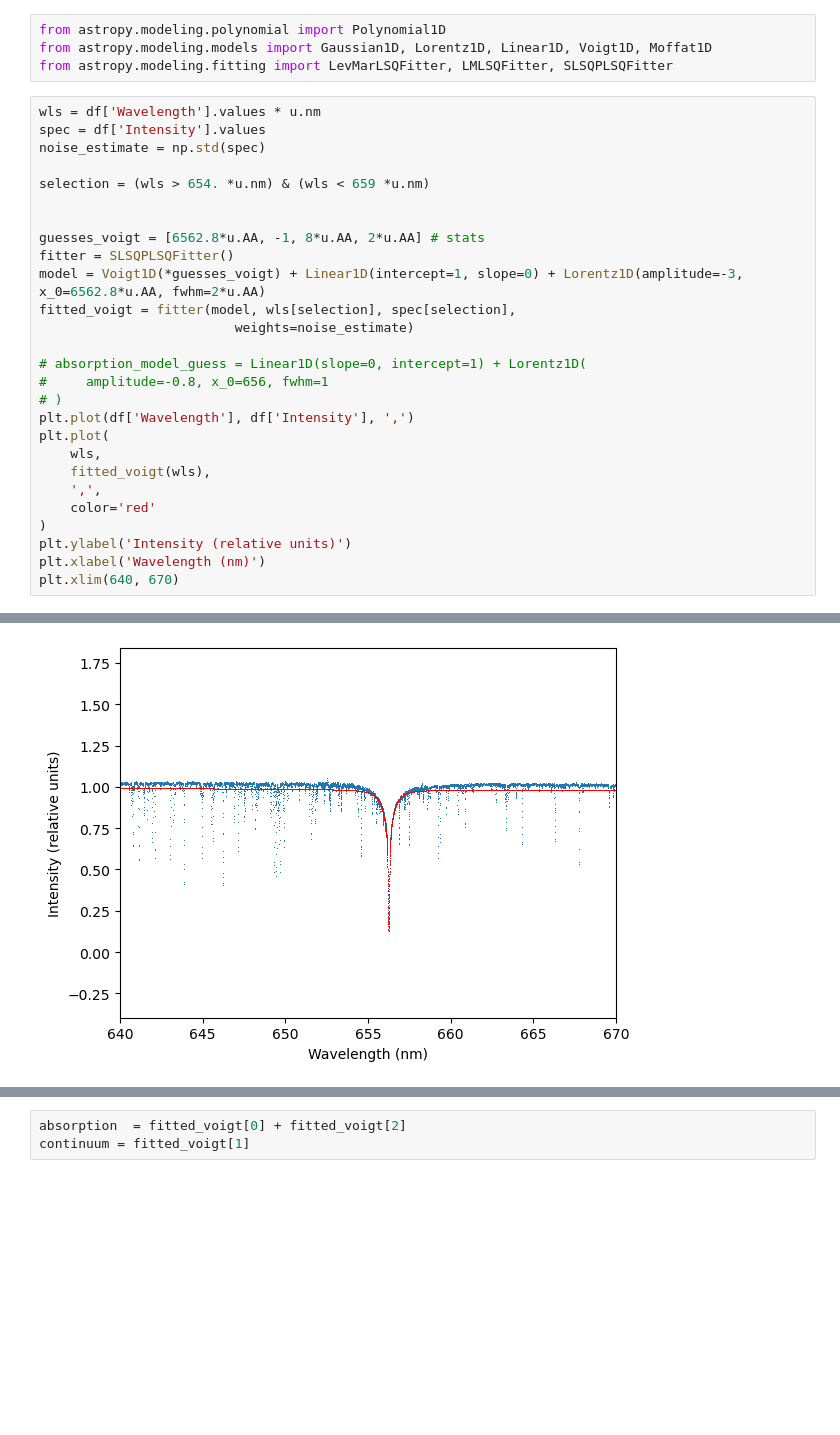
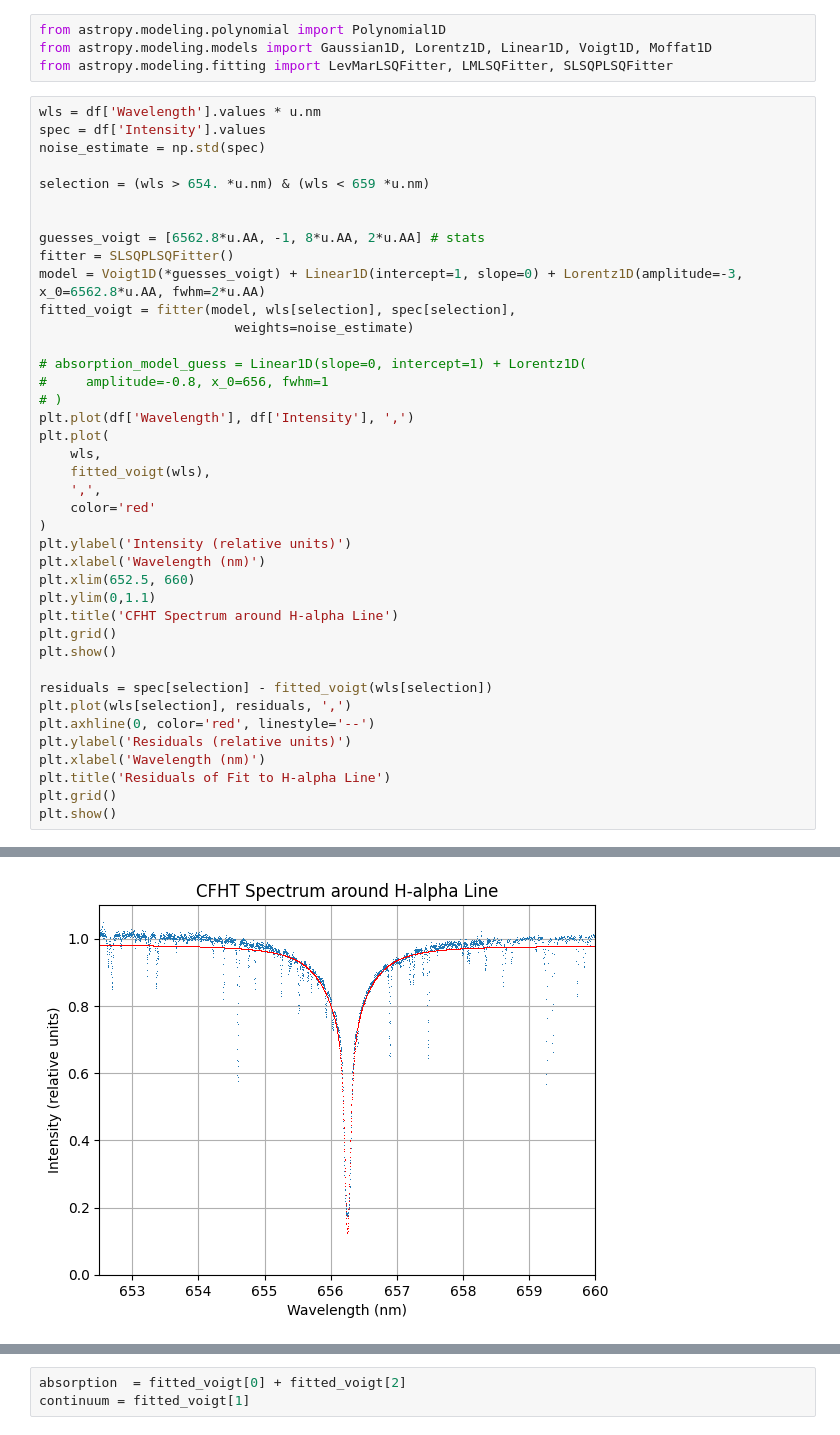
Before and after one commit to m-schochet/spi_phy905, a Jupyter notebook: analysis/cfht_widths.ipynb, the cells around one changed output, grey strips where cells are left out. Saved outputs shown, nothing was run; the diff lists cells and outputs as text; blank space fills up the shorter version.

Commit message:
new plots

```diff
--- a/analysis/cfht_widths.ipynb
+++ b/analysis/cfht_widths.ipynb
@@ -101,6 +101,19 @@ plt.plot(
 )
 plt.ylabel('Intensity (relative units)')
 plt.xlabel('Wavelength (nm)')
-plt.xlim(640, 670)
+plt.xlim(652.5, 660)
+plt.ylim(0,1.1)
+plt.title('CFHT Spectrum around H-alpha Line')
+plt.grid()
+plt.show()
+
+residuals = spec[selection] - fitted_voigt(wls[selection])
+plt.plot(wls[selection], residuals, ',')
+plt.axhline(0, color='red', linestyle='--')
+plt.ylabel('Residuals (relative units)')
+plt.xlabel('Wavelength (nm)')
+plt.title('Residuals of Fit to H-alpha Line')
+plt.grid()
+plt.show()
 # %% [output]
 Optimization terminated successfully    (Exit mode 0)
@@ -112 +124 @@ Optimization terminated successfully    (Exit mode 0)
-[figure, old version]
+[figure, new version]
```
Also changed, not shown: parts of 11 cells of this notebook, 2 other files.
